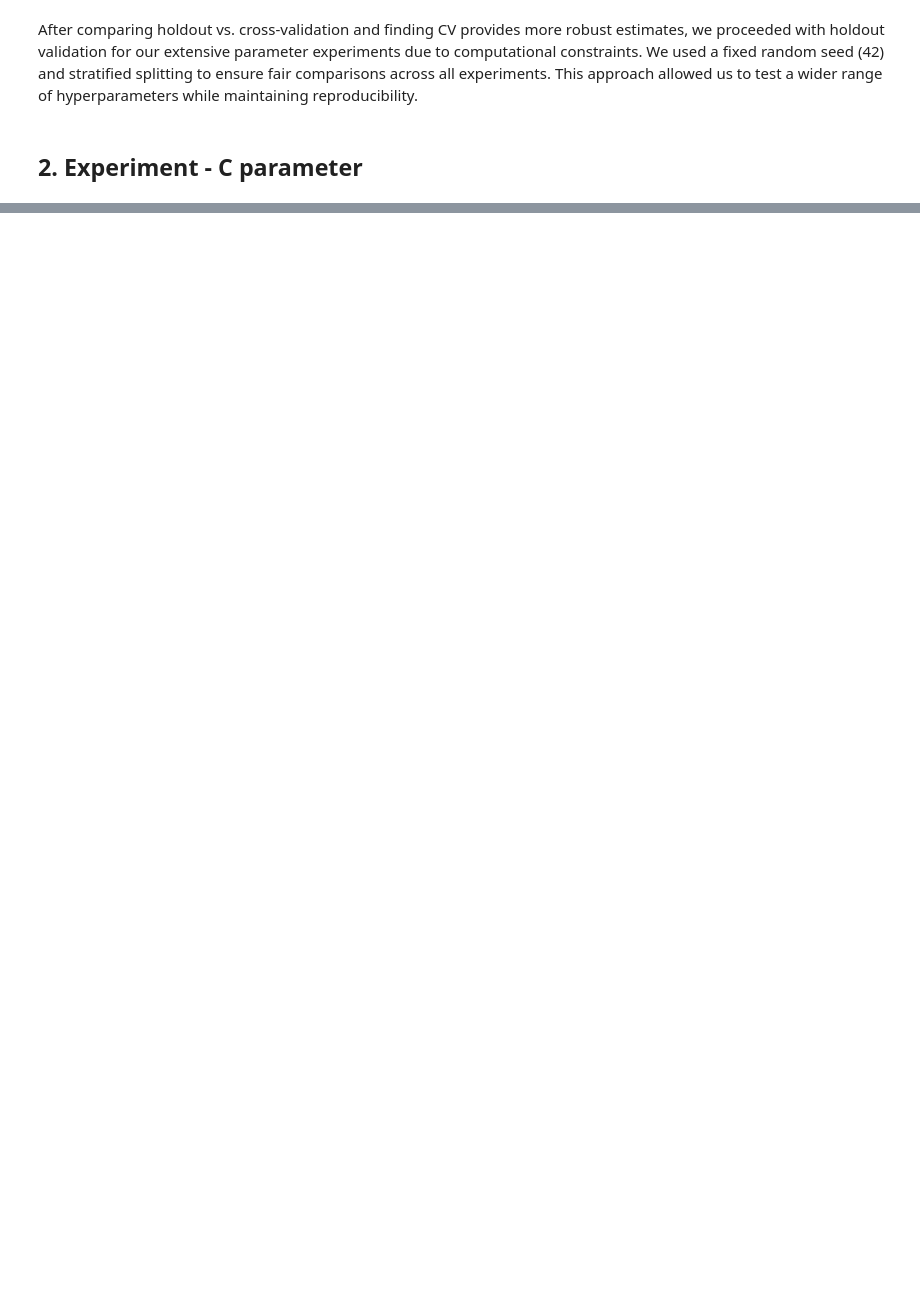
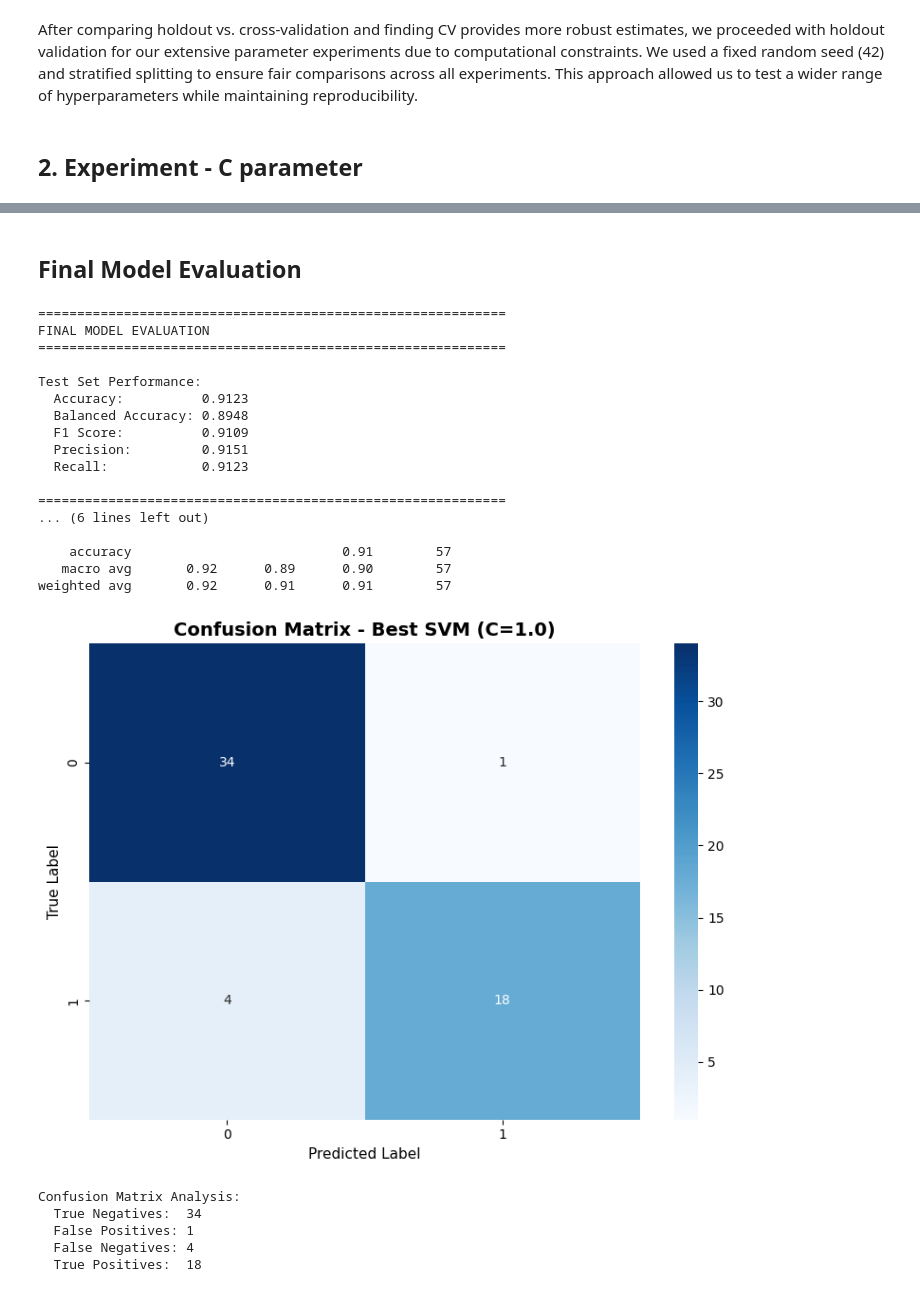
Before and after one commit to tomashobza/tuw_ml_seattle_crime, a Jupyter notebook: svm_breast_cancer/svm_breast_cancer.ipynb, the cells around one changed output, grey strips where cells are left out. Cells and saved outputs as stored; diff of their text form; code cells hidden in the pictures; blank space fills up the shorter version.

```diff
--- a/svm_breast_cancer/svm_breast_cancer.ipynb
+++ b/svm_breast_cancer/svm_breast_cancer.ipynb
@@ -116,0 +329,68 @@ After comparing holdout vs. cross-validation and finding CV provides more robust
+# %% [markdown]
+## Final Model Evaluation
+# %%
+## 4. Final Model Evaluation on Test Set
+
+print("="*60)
+print("FINAL MODEL EVALUATION")
+print("="*60)
+
+# Train final model with best hyperparameters
+final_model = LinearSVC(C=best_C, class_weight='balanced', max_iter=2000, random_state=42)
+final_model.fit(X_train, y_train)
+
+# Predictions on test set
+y_pred_final = final_model.predict(X_test)
+
+# Comprehensive metrics
+print("\nTest Set Performance:")
+print(f"  Accuracy:          {accuracy_score(y_test, y_pred_final):.4f}")
+print(f"  Balanced Accuracy: {balanced_accuracy_score(y_test, y_pred_final):.4f}")
+print(f"  F1 Score:          {f1_score(y_test, y_pred_final, average='weighted'):.4f}")
+print(f"  Precision:         {precision_score(y_test, y_pred_final, average='weighted'):.4f}")
+print(f"  Recall:            {recall_score(y_test, y_pred_final, average='weighted'):.4f}")
+
+print("\n" + "="*60)
+print("Classification Report:")
+print("="*60)
+print(classification_report(y_test, y_pred_final))
+
+# Confusion Matrix
+cm = confusion_matrix(y_test, y_pred_final)
+plt.figure(figsize=(8, 6))
+sns.heatmap(cm, annot=True, fmt='d', cmap='Blues', cbar=True)
+plt.title(f'Confusion Matrix - Best SVM (C={best_C})', fontsize=14, fontweight='bold')
+plt.ylabel('True Label', fontsize=11)
+plt.xlabel('Predicted Label', fontsize=11)
+plt.tight_layout()
+plt.show()
+
+print("\nConfusion Matrix Analysis:")
+print(f"  True Negatives:  {cm[0,0]}")
+print(f"  False Positives: {cm[0,1]}")
+print(f"  False Negatives: {cm[1,0]}")
+print(f"  True Positives:  {cm[1,1]}")
+# %% [output]
+============================================================
+FINAL MODEL EVALUATION
+============================================================
+
+Test Set Performance:
+  Accuracy:          0.9123
+  Balanced Accuracy: 0.8948
+  F1 Score:          0.9109
+  Precision:         0.9151
+  Recall:            0.9123
+
+============================================================
+... (6 lines left out)
+
+    accuracy                           0.91        57
+   macro avg       0.92      0.89      0.90        57
+weighted avg       0.92      0.91      0.91        57
+[figure, added]
+Confusion Matrix Analysis:
+  True Negatives:  34
+  False Positives: 1
+  False Negatives: 4
+  True Positives:  18
```
Also changed, not shown: parts of 7 cells of this notebook.
